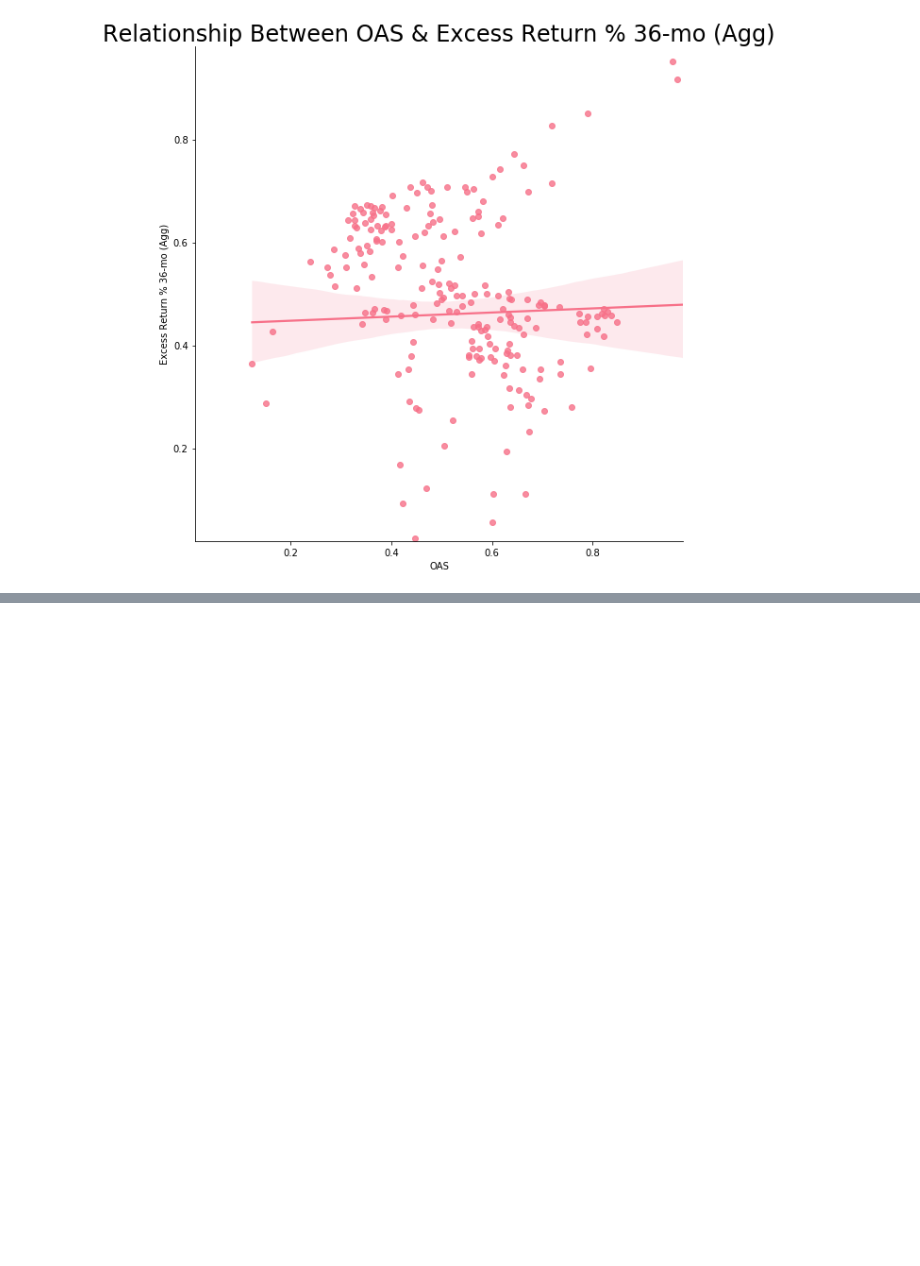
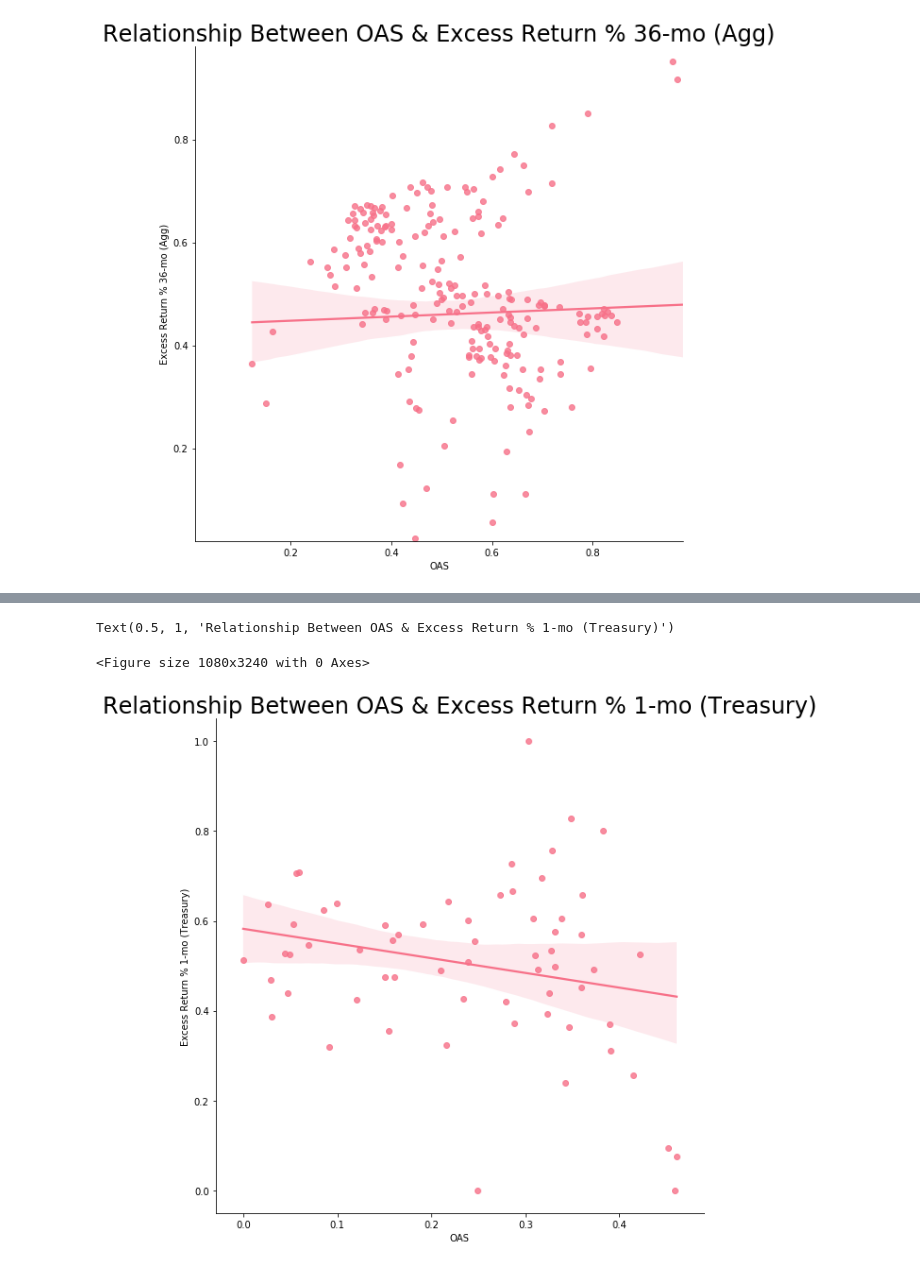
Before and after one commit to valazeinali/BoydWatterson, a Jupyter notebook: BoydWatterson/Analysis of Min_Max Data_NO_Outliers_FRPS.ipynb, the cells around one changed output, grey strips where cells are left out. Saved outputs shown, nothing was run; the diff lists cells and outputs as text; code cells hidden in the pictures; blank space fills up the shorter version.

```diff
--- a/BoydWatterson/Analysis of Min_Max Data_NO_Outliers_FRPS.ipynb
+++ b/BoydWatterson/Analysis of Min_Max Data_NO_Outliers_FRPS.ipynb
@@ -259,0 +294,13 @@ plt.xlim(left=.01)
+# %%
+# For OAS Excess Return % 1-mo (Treasury)
+fig=plt.figure(figsize=(15, 45)) # Manager
+sns.lmplot('OAS','Excess Return % 1-mo (Treasury)', data = data1, height=8, fit_reg=True)
+plt.title('Relationship Between OAS & Excess Return % 1-mo (Treasury)', size=24)
+#plt.ylim(top=0.98)
+#plt.ylim(bottom=.02)
+#plt.xlim(right=.98)
+#plt.xlim(left=.01)
+# %% [output]
+Text(0.5, 1, 'Relationship Between OAS & Excess Return % 1-mo (Treasury)')
+<Figure size 1080x3240 with 0 Axes>
+[figure, added]
```
Also changed, not shown: parts of 95 cells of this notebook.
